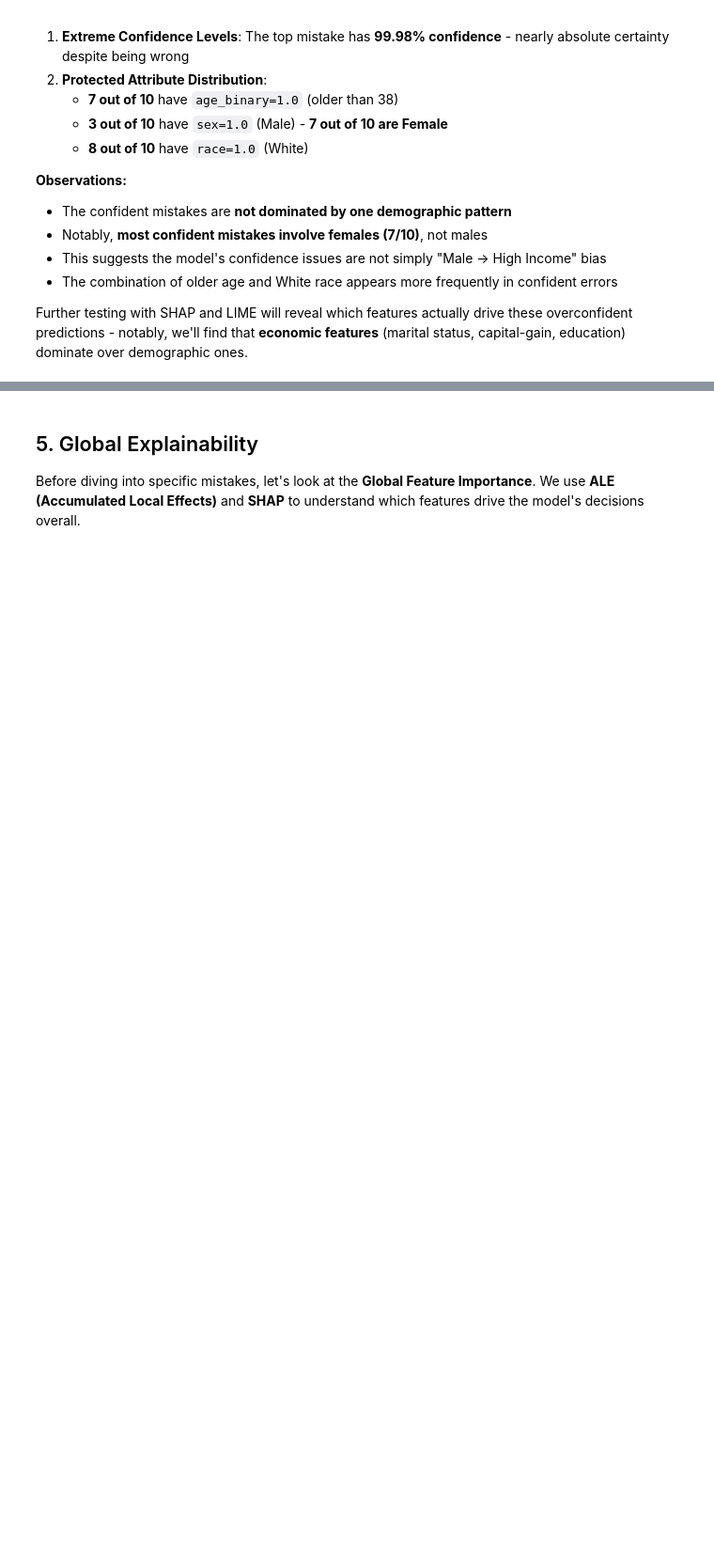
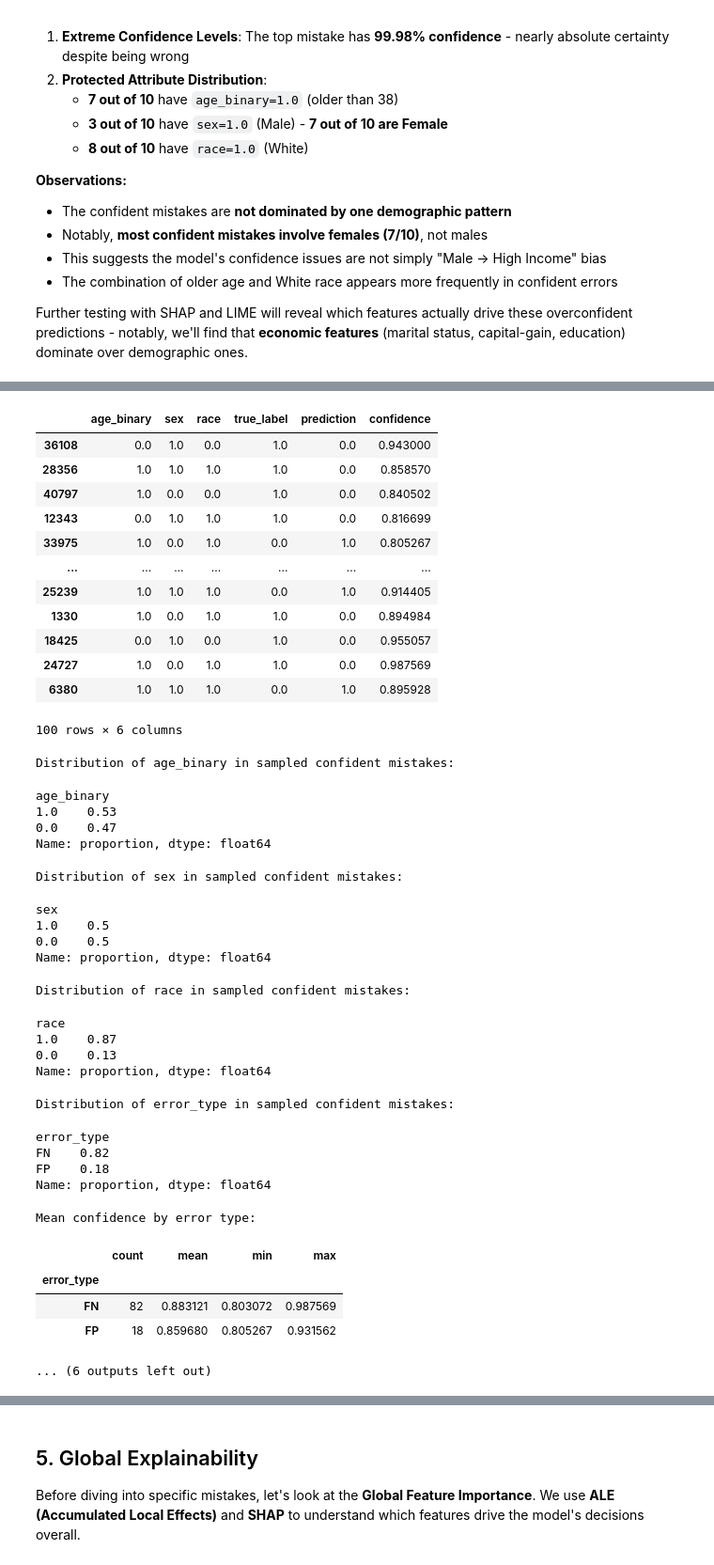
Before and after one commit to kw0jtach/Project_on_responsible_data_science, a Jupyter notebook: Explainability.ipynb, the cells around one changed output, grey strips where cells are left out. Shown at 94% size. Drawn from its saved outputs; the diff is of its cells as text; code cells hidden in the pictures; blank space fills up the shorter version.

Commit message:
small analysis about error type splits, refresh requirements.txt and rename DF notebook

```diff
--- a/Explainability.ipynb
+++ b/Explainability.ipynb
@@ -283,0 +293,79 @@ Further testing with SHAP and LIME will reveal which features actually drive the
+# %%
+top_50_mistakes = confident_mistakes.sample(100, random_state=23)
+display(top_50_mistakes[['age_binary', 'sex', 'race', 'true_label', 'prediction', 'confidence']])
+
+top_50_mistakes = top_50_mistakes.copy()
+
+# considering all mistakes, we either have false positives or false negatives
+# so check exact number false positives/false negatives
+top_50_mistakes["error_type"] = np.where(
+    (top_50_mistakes["true_label"] == 0) & (top_50_mistakes["prediction"] == 1),
+    "FP", # false positive coz true = 0, pred = 1
+    "FN", # else, false negative since everything else in this sample is a mistake anyway
+)
+
+# now display proportions of various attributes in this sample
+def display_proportion(df, col):
+    props = df[col].value_counts(normalize=True).rename("proportion") # normalise because we want proportions, otherwise we'd just get counts
+    print(f"Distribution of {col} in sampled confident mistakes:")
+    display(props)
+    return props
+
+age_proportion = display_proportion(top_50_mistakes, "age_binary")
+sex_proportion = display_proportion(top_50_mistakes, "sex")
+race_proportion = display_proportion(top_50_mistakes, "race")
+error_type_proportion = display_proportion(top_50_mistakes, "error_type")
+
+# show mean confidence by error type
+print("Mean confidence by error type:")
+display(top_50_mistakes.groupby("error_type")["confidence"].agg(["count", "mean", "min", "max"]))
+
+# crosstab about age_binary, sex, race vs error_type
+print("Error type by age_binary:")
+display(pd.crosstab(top_50_mistakes["age_binary"], top_50_mistakes["error_type"], margins=True, normalize="columns"))
+
+print("Error type by sex:")
+display(pd.crosstab(top_50_mistakes["sex"], top_50_mistakes["error_type"], margins=True, normalize="columns"))
+
+print("Error type by race:")
+display(pd.crosstab(top_50_mistakes["race"], top_50_mistakes["error_type"], margins=True, normalize="columns"))
+# %% [output]
+|  | age_binary | sex | race | true_label | prediction | confidence |
+| 36108 | 0.0 | 1.0 | 0.0 | 1.0 | 0.0 | 0.943000 |
+| 28356 | 1.0 | 1.0 | 1.0 | 1.0 | 0.0 | 0.858570 |
+| 40797 | 1.0 | 0.0 | 0.0 | 1.0 | 0.0 | 0.840502 |
+| 12343 | 0.0 | 1.0 | 1.0 | 1.0 | 0.0 | 0.816699 |
+| 33975 | 1.0 | 0.0 | 1.0 | 0.0 | 1.0 | 0.805267 |
+| ... | ... | ... | ... | ... | ... | ... |
+| 25239 | 1.0 | 1.0 | 1.0 | 0.0 | 1.0 | 0.914405 |
+| 1330 | 1.0 | 0.0 | 1.0 | 1.0 | 0.0 | 0.894984 |
+| 18425 | 0.0 | 1.0 | 0.0 | 1.0 | 0.0 | 0.955057 |
+| 24727 | 1.0 | 0.0 | 1.0 | 1.0 | 0.0 | 0.987569 |
+| 6380 | 1.0 | 1.0 | 1.0 | 0.0 | 1.0 | 0.895928 |
+100 rows × 6 columns
+Distribution of age_binary in sampled confident mistakes:
+age_binary
+1.0    0.53
+0.0    0.47
+Name: proportion, dtype: float64
+Distribution of sex in sampled confident mistakes:
+sex
+1.0    0.5
+0.0    0.5
+Name: proportion, dtype: float64
+Distribution of race in sampled confident mistakes:
+race
+1.0    0.87
+0.0    0.13
+Name: proportion, dtype: float64
+Distribution of error_type in sampled confident mistakes:
+error_type
+FN    0.82
+FP    0.18
+Name: proportion, dtype: float64
+Mean confidence by error type:
+|  | count | mean | min | max |
+| error_type |  |  |  |  |
+| FN | 82 | 0.883121 | 0.803072 | 0.987569 |
+| FP | 18 | 0.859680 | 0.805267 | 0.931562 |
+... (6 outputs left out)
```
Also changed, not shown: parts of 11 cells of this notebook, 3 other files.
